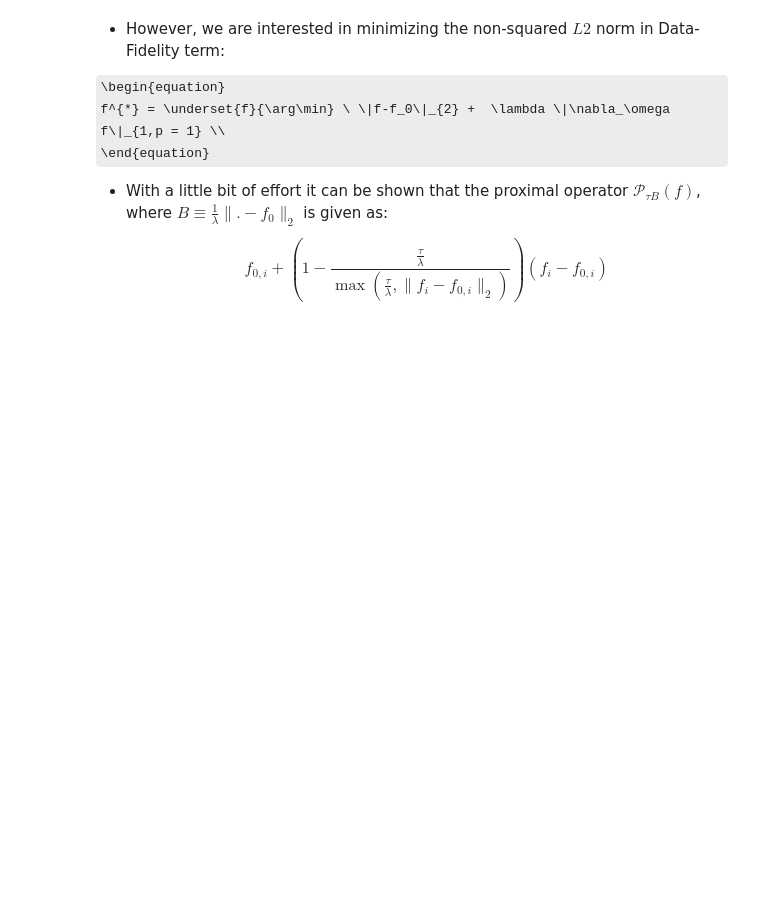
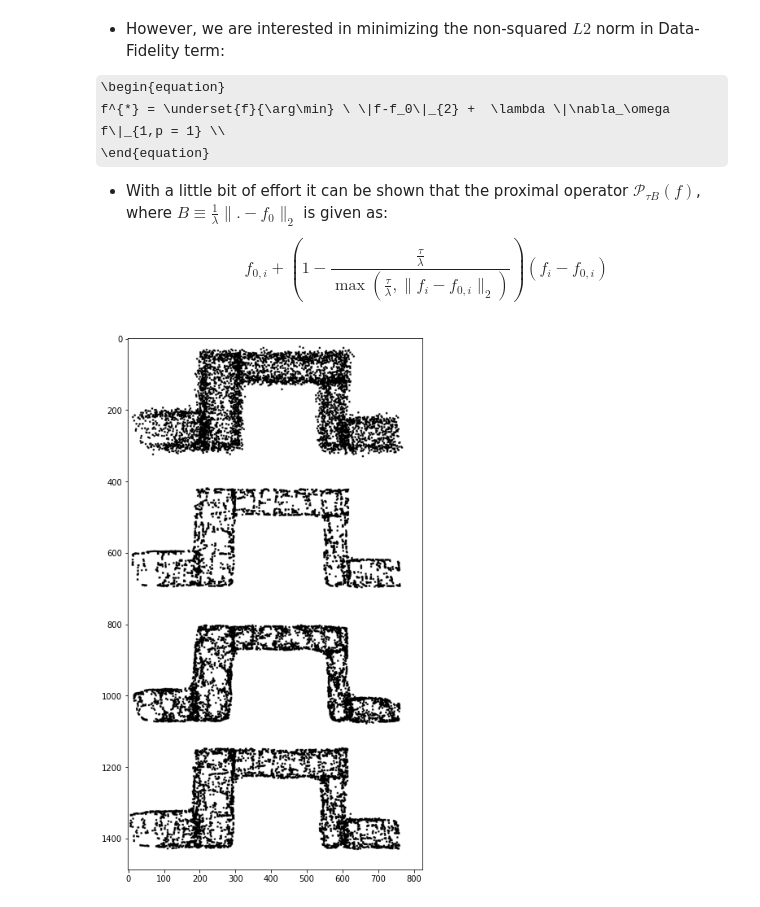
Before and after one commit to aGIToz/Graph_Signal_Processing, a Jupyter notebook: 3_Primal_Dual_TV.ipynb, the cells around one changed output. Drawn from its saved outputs; the diff is of its cells as text; code cells hidden in the pictures; some formulas as TeX source; blank space fills up the shorter version.

```diff
--- a/3_Primal_Dual_TV.ipynb
+++ b/3_Primal_Dual_TV.ipynb
@@ -173,0 +165,14 @@ displaySur(**dict(position=graph.x.cpu(), texture=0.5*np.ones(graph.x.shape))) #
+# %%
+# You should see something like this, in the following order:
+#Original poincloud
+#Case-1 (aniso TV)
+#Case-2 (iso TV)
+#Non-squared L2 DF term
+from matplotlib import image as mpimg
+from matplotlib import pyplot as plt
+res = mpimg.imread("./data/out_shape.png")
+f = plt.figure(figsize=(12,12))
+plt.imshow(res, cmap="gray")
+plt.show()
+# %% [output]
+[figure, added]
```
Also changed, not shown: parts of 8 cells of this notebook, 7 other files.
